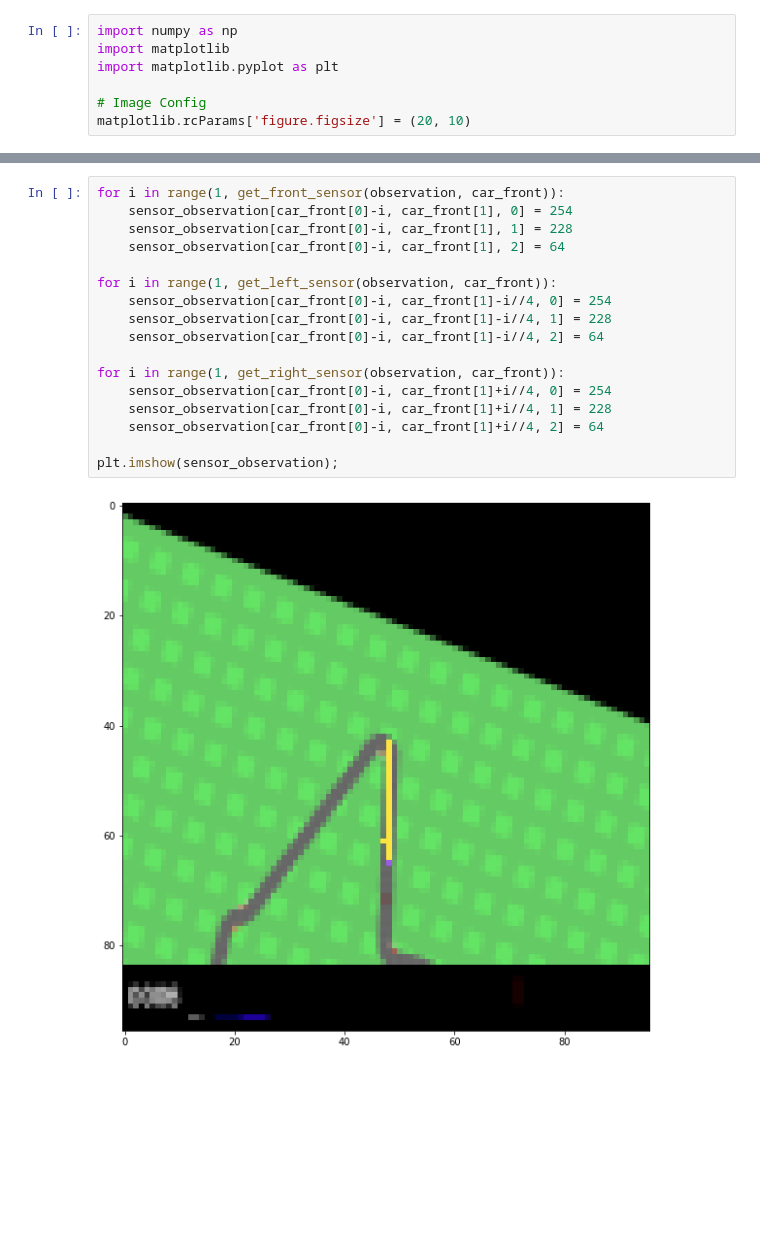
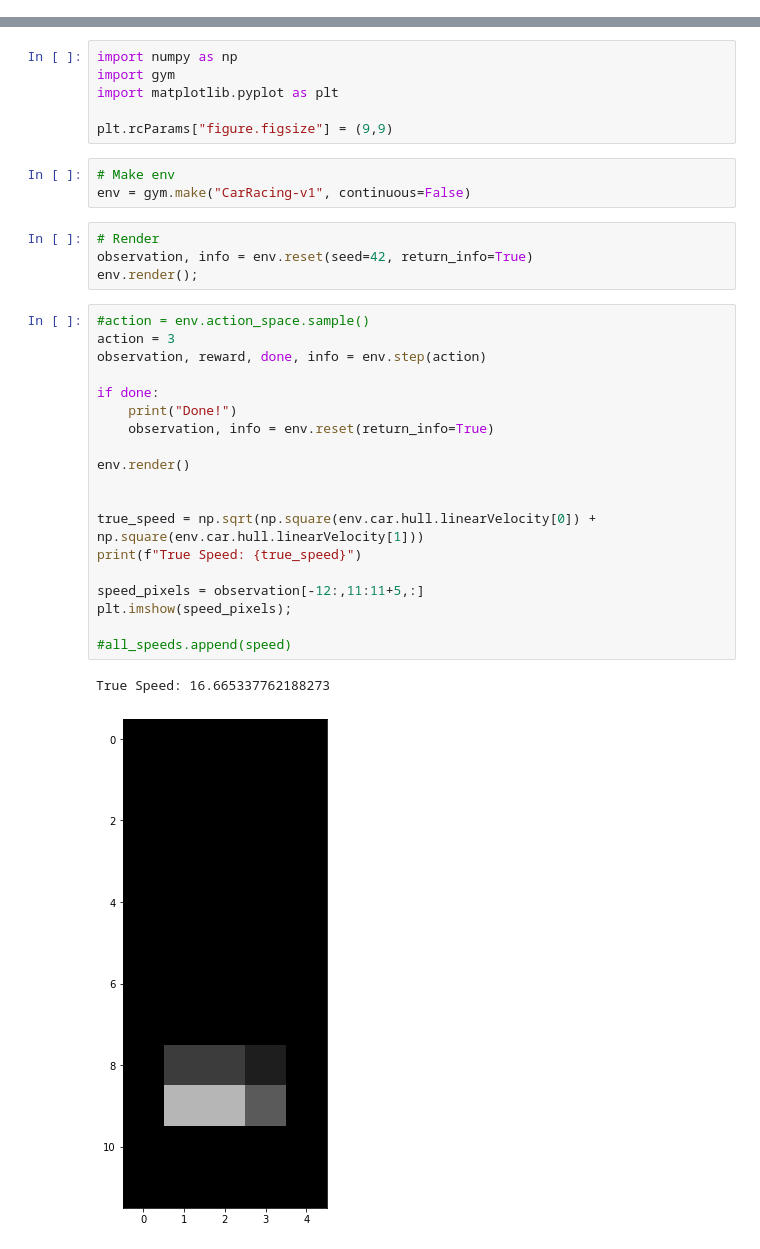
Before and after one commit to CarloCDT/RL-study-group, a Jupyter notebook: car_racing/00_car_racing.ipynb, the cells around one changed output, grey strips where cells are left out. Drawn from its saved outputs; the diff is of its cells as text; blank space fills up the shorter version.

```diff
--- a/car_racing/00_car_racing.ipynb
+++ b/car_racing/00_car_racing.ipynb
@@ -29,7 +0,0 @@ all_speeds.append(speed)
-# %%
-import numpy as np
-import matplotlib
-import matplotlib.pyplot as plt
-
-# Image Config
-matplotlib.rcParams['figure.figsize'] = (20, 10)
@@ -128,19 +1,35 @@ def get_right_sensor(observation, car_front):
-# %%
-for i in range(1, get_front_sensor(observation, car_front)):
-    sensor_observation[car_front[0]-i, car_front[1], 0] = 254
-    sensor_observation[car_front[0]-i, car_front[1], 1] = 228
-    sensor_observation[car_front[0]-i, car_front[1], 2] = 64
-
-for i in range(1, get_left_sensor(observation, car_front)):
-    sensor_observation[car_front[0]-i, car_front[1]-i//4, 0] = 254
-    sensor_observation[car_front[0]-i, car_front[1]-i//4, 1] = 228
-    sensor_observation[car_front[0]-i, car_front[1]-i//4, 2] = 64
-
-for i in range(1, get_right_sensor(observation, car_front)):
-    sensor_observation[car_front[0]-i, car_front[1]+i//4, 0] = 254
-    sensor_observation[car_front[0]-i, car_front[1]+i//4, 1] = 228
-    sensor_observation[car_front[0]-i, car_front[1]+i//4, 2] = 64
-
-plt.imshow(sensor_observation);
-# %% [output]
-[figure, removed]
+# %%
+import numpy as np
+import gym
+import matplotlib.pyplot as plt
+
+plt.rcParams["figure.figsize"] = (9,9)
+# %%
+# Make env
+env = gym.make("CarRacing-v1", continuous=False)
+# %%
+# Render
+observation, info = env.reset(seed=42, return_info=True)
+env.render();
+# %%
+#action = env.action_space.sample()
+action = 3
+observation, reward, done, info = env.step(action)
+
+if done:
+    print("Done!")
+    observation, info = env.reset(return_info=True)
+
+env.render()
+
+
+true_speed = np.sqrt(np.square(env.car.hull.linearVelocity[0]) + np.square(env.car.hull.linearVelocity[1]))
+print(f"True Speed: {true_speed}")
+
+speed_pixels = observation[-12:,11:11+5,:]
+plt.imshow(speed_pixels);
+
+#all_speeds.append(speed)
+# %% [output]
+True Speed: 16.665337762188273
+[figure, added]
```
Also changed, not shown: parts of 34 cells of this notebook, 5 other files.
